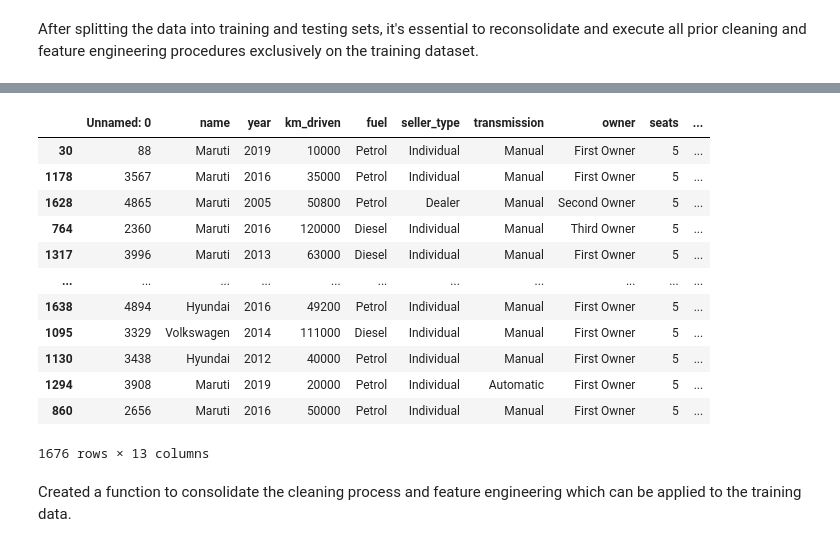
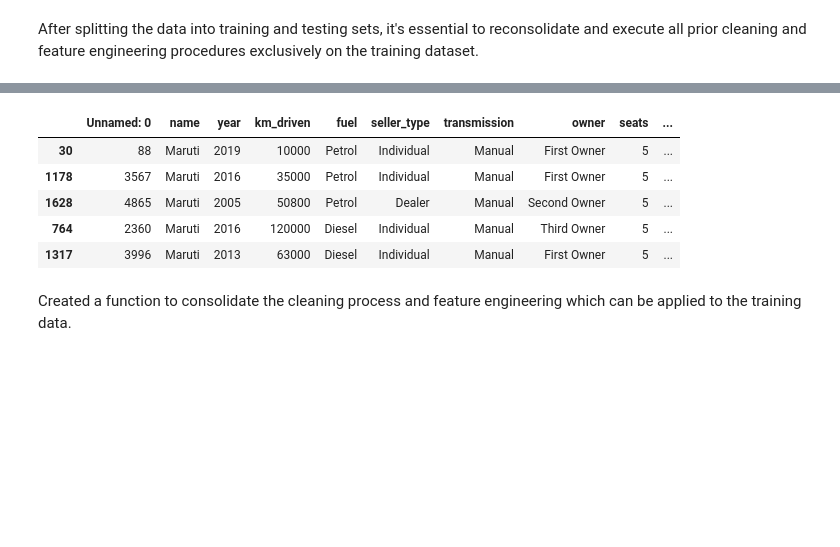
Before and after one commit to 10ken/car_price_prediction, a Jupyter notebook: car_price_prediction_analysis.ipynb, the cells around one changed output, grey strips where cells are left out. Cells and saved outputs as stored; diff of their text form; code cells hidden in the pictures; blank space fills up the shorter version.

```diff
--- a/car_price_prediction_analysis.ipynb
+++ b/car_price_prediction_analysis.ipynb
@@ -441,7 +283,7 @@ for dirname, _, filenames in os.walk('/kaggle/input'):
 
 global df
 
-df = pd.read_csv("/kaggle/input/sample34/processes2.csv")
+df = pd.read_csv("processes2.csv")
 # %% [markdown]
 # 2.1 Shape and Structure
 # %%
@@ -1274,20 +1086,13 @@ y = df['selling_price']
 
 X_train, X_test, y_train, y_test = train_test_split(X, y, test_size=0.2, random_state=42)
 # %%
-X_train
+X_train.head()
 # %% [output]
 |  | Unnamed: 0 | name | year | km_driven | fuel | seller_type | transmission | owner | seats | ... |
 | 30 | 88 | Maruti | 2019 | 10000 | Petrol | Individual | Manual | First Owner | 5 | ... |
 | 1178 | 3567 | Maruti | 2016 | 35000 | Petrol | Individual | Manual | First Owner | 5 | ... |
 | 1628 | 4865 | Maruti | 2005 | 50800 | Petrol | Dealer | Manual | Second Owner | 5 | ... |
 | 764 | 2360 | Maruti | 2016 | 120000 | Diesel | Individual | Manual | Third Owner | 5 | ... |
 | 1317 | 3996 | Maruti | 2013 | 63000 | Diesel | Individual | Manual | First Owner | 5 | ... |
-| ... | ... | ... | ... | ... | ... | ... | ... | ... | ... | ... |
-| 1638 | 4894 | Hyundai | 2016 | 49200 | Petrol | Individual | Manual | First Owner | 5 | ... |
-| 1095 | 3329 | Volkswagen | 2014 | 111000 | Diesel | Individual | Manual | First Owner | 5 | ... |
-| 1130 | 3438 | Hyundai | 2012 | 40000 | Petrol | Individual | Manual | First Owner | 5 | ... |
-| 1294 | 3908 | Maruti | 2019 | 20000 | Petrol | Individual | Automatic | First Owner | 5 | ... |
-| 860 | 2656 | Maruti | 2016 | 50000 | Petrol | Individual | Manual | First Owner | 5 | ... |
-1676 rows × 13 columns
 # %% [markdown]
 Created a function to consolidate the cleaning process and feature engineering which can be applied to the training data.
```
Also changed, not shown: parts of 66 cells of this notebook, 1 other file.
